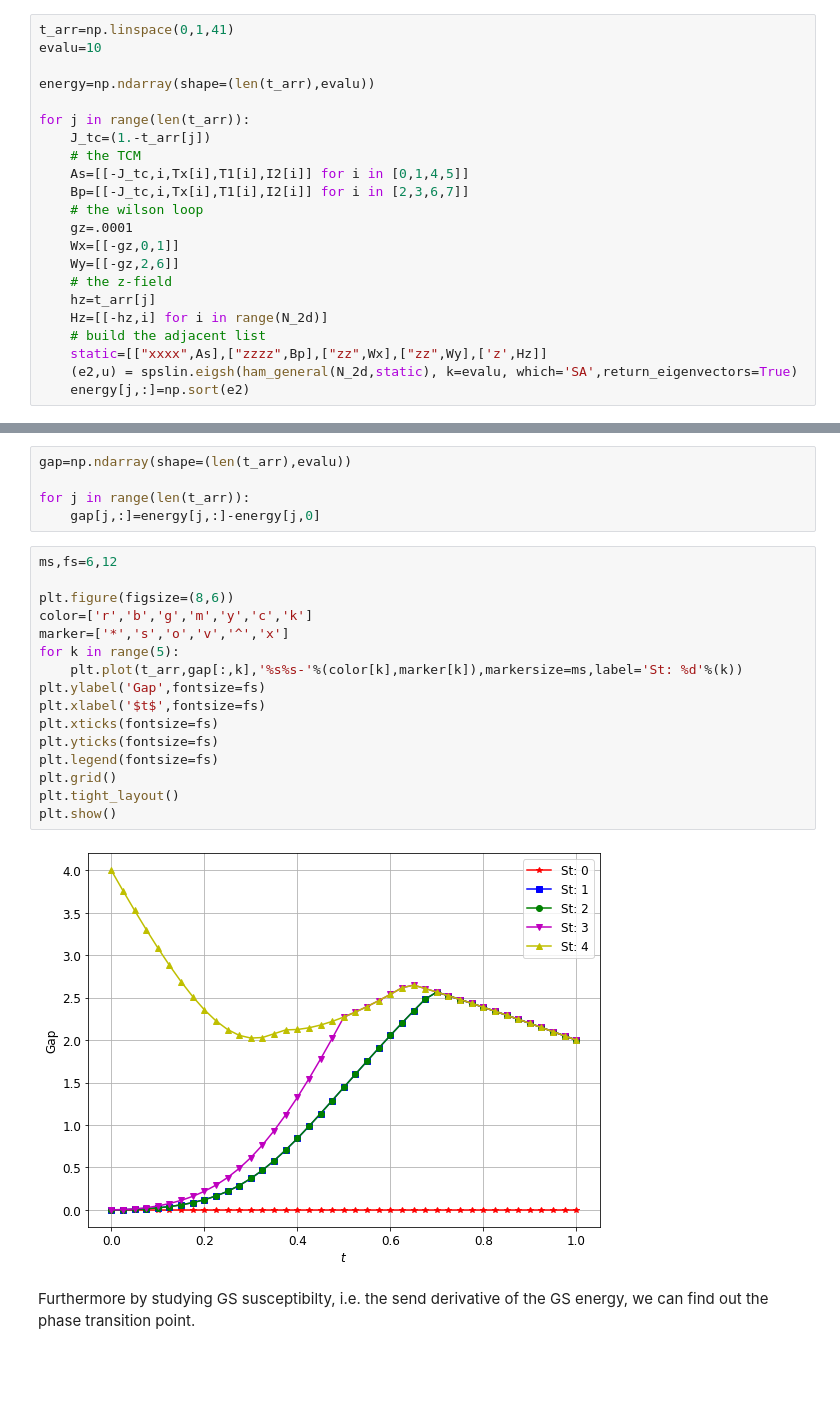
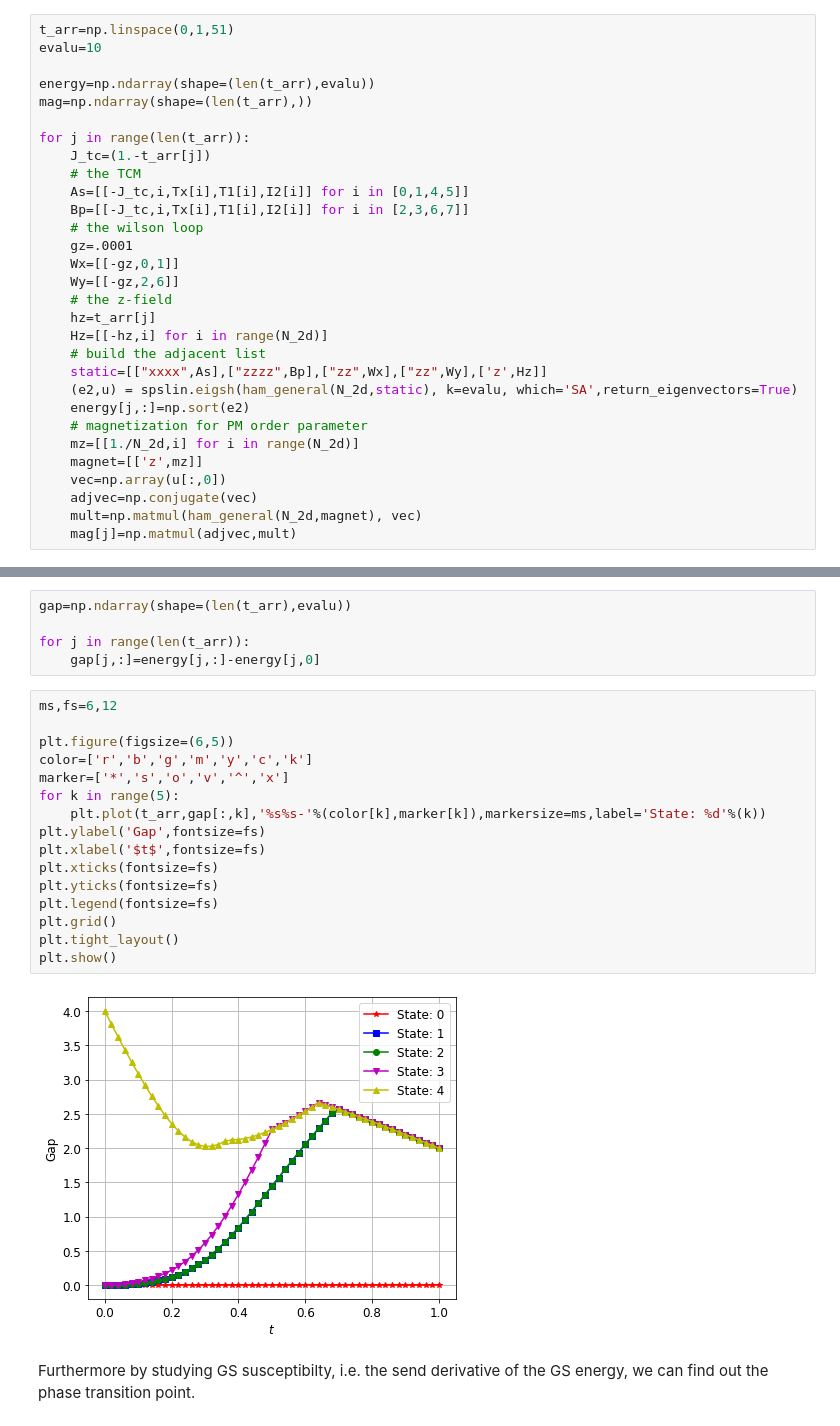
Before and after one commit to animeshnanda1/Exact_diagonalization_spin_half, a Jupyter notebook: exact_diagonalization_2d_tcm.ipynb, the cells around one changed output, grey strips where cells are left out. Saved outputs shown, nothing was run; the diff lists cells and outputs as text; blank space fills up the shorter version.

```diff
--- a/exact_diagonalization_2d_tcm.ipynb
+++ b/exact_diagonalization_2d_tcm.ipynb
@@ -129,9 +131,10 @@ $$J_{TC}=(1-t)~;~h_z=t~;~{\rm with}~t\in [0,1]$$
 Also we will keep the Wilson loop part with a negligible contribution to make sure the degeneracy is splitted.
 # %%
-t_arr=np.linspace(0,1,41)
+t_arr=np.linspace(0,1,51)
 evalu=10
 
 energy=np.ndarray(shape=(len(t_arr),evalu))
+mag=np.ndarray(shape=(len(t_arr),))
 
 for j in range(len(t_arr)):
     J_tc=(1.-t_arr[j])
@@ -149,4 +152,11 @@ for j in range(len(t_arr)):
     static=[["xxxx",As],["zzzz",Bp],["zz",Wx],["zz",Wy],['z',Hz]]
     (e2,u) = spslin.eigsh(ham_general(N_2d,static), k=evalu, which='SA',return_eigenvectors=True)
     energy[j,:]=np.sort(e2)
+    # magnetization for PM order parameter
+    mz=[[1./N_2d,i] for i in range(N_2d)]
+    magnet=[['z',mz]]
+    vec=np.array(u[:,0])
+    adjvec=np.conjugate(vec)
+    mult=np.matmul(ham_general(N_2d,magnet), vec)
+    mag[j]=np.matmul(adjvec,mult)
 # %%
@@ -159,21 +169,21 @@ for j in range(len(t_arr)):
 # %%
 ms,fs=6,12
 
-plt.figure(figsize=(8,6))
+plt.figure(figsize=(6,5))
 color=['r','b','g','m','y','c','k']
 marker=['*','s','o','v','^','x']
 for k in range(5):
-    plt.plot(t_arr,gap[:,k],'%s%s-'%(color[k],marker[k]),markersize=ms,label='St: %d'%(k))
+    plt.plot(t_arr,gap[:,k],'%s%s-'%(color[k],marker[k]),markersize=ms,label='State: %d'%(k))
 plt.ylabel('Gap',fontsize=fs)
 plt.xlabel('$t$',fontsize=fs)
 plt.xticks(fontsize=fs)
 plt.yticks(fontsize=fs)
 plt.legend(fontsize=fs)
 plt.grid()
 plt.tight_layout()
 plt.show()
 # %% [output]
-[figure, old version]
+[figure, new version]
 # %% [markdown]
 Furthermore by studying GS susceptibilty, i.e. the send derivative of the GS energy, we can find out the phase transition point.
 # %%
```
Also changed, not shown: parts of 9 cells of this notebook, 1 other file.
